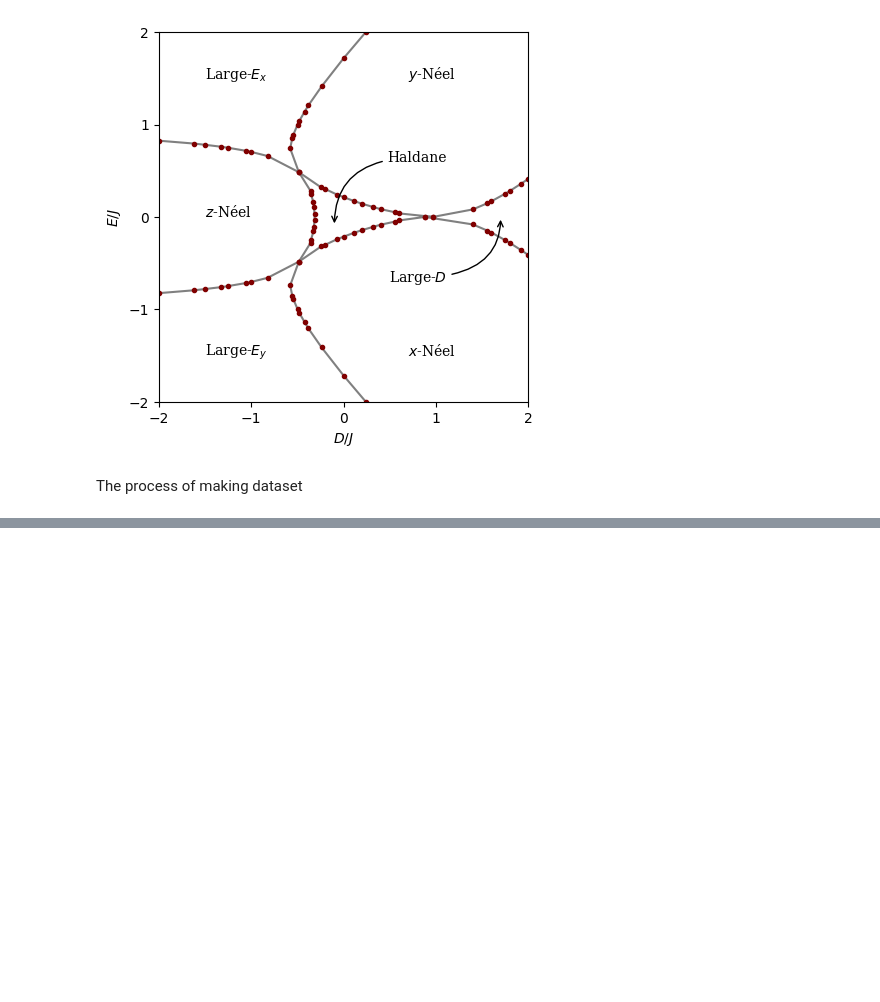
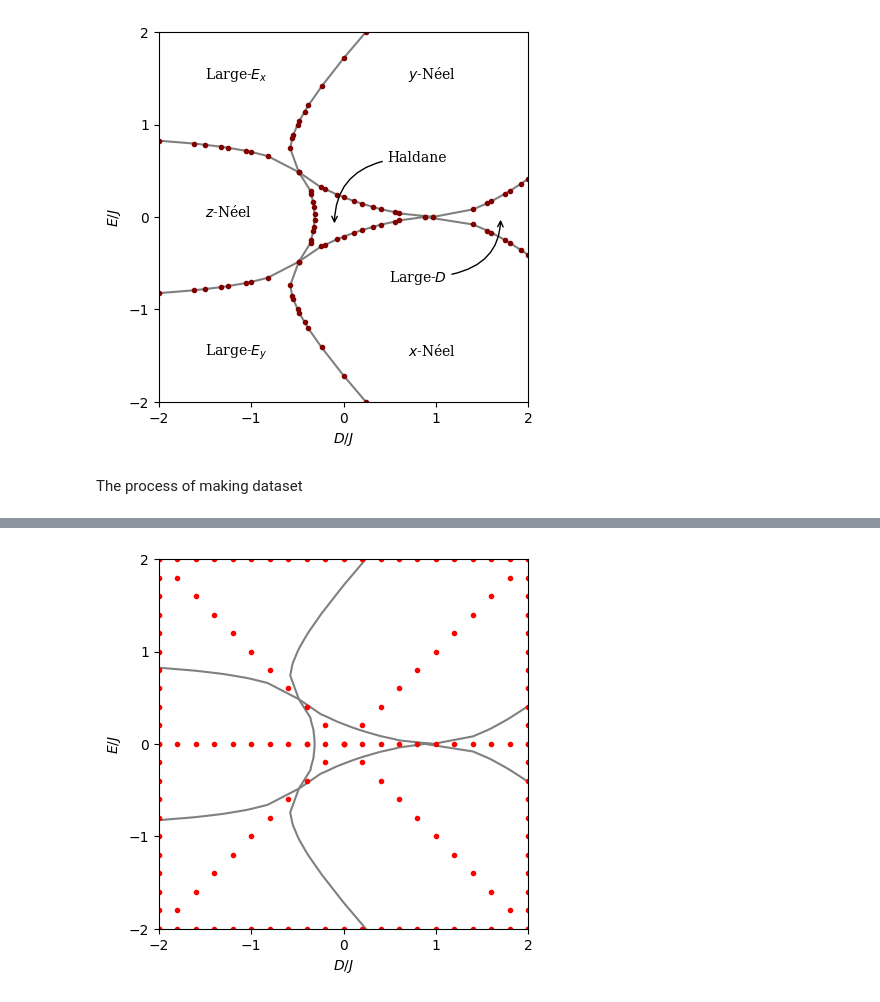
Before and after one commit to mehrankhosrojerdi/4th_project_with_UCL, a Jupyter notebook: recunstruct_phase_diagram.ipynb, the cells around one changed output, grey strips where cells are left out. Saved outputs shown, nothing was run; the diff lists cells and outputs as text; code cells hidden in the pictures; blank space fills up the shorter version.

```diff
--- a/recunstruct_phase_diagram.ipynb
+++ b/recunstruct_phase_diagram.ipynb
@@ -168,0 +252,3 @@ a  = pd.read_csv('random_train_dataset.csv')
+# %%
+points = points()[0]
+points.shape
@@ -168,0 +257,97 @@ a  = pd.read_csv('random_train_dataset.csv')
+# %%
+def points():
+        E = np.arange(-2, 2.1, 0.2)
+        D = np.arange(-2, 2.1, 0.2)
+        lst_points = []
+        lst_target = []
+
+        for e in E:
+            lst_points.append([e, -e])
+            if e > 0.5: lst_target.append(1)  # 'large_ex'
+            elif e < -0.1: lst_target.append(4)  # 'x_neel'
+            elif -0.1 <= e <= 0.5: lst_target.append(7)  # 'Haldane'
+
+        for e in E:
+            lst_points.append([e, e])
+            if e < -0.5: lst_target.append(2)  # 'large_ey'
+            elif e > 0.1: lst_target.append(6)  # 'y_neel'
+            elif -0.5 <= e <= 0.1: lst_target.append(7)  # 'Haldane'
+
+        for e in E:
+            if 0.8 < e <= 2.0:
+                lst_points.append([-2, e])
+                lst_target.append(1)  # 'large_ex'
+            elif -0.8 < e < 0.8:
+                lst_points.append([-2, e])
+                lst_target.append(3)  # 'z_neel'
+            elif -2 <= e < -0.8:
+                lst_points.append([-2, e])
+                lst_target.append(2)  # 'large_ey'
+
+        for e in E:
+            if -2 <= e < -0.4:
+                lst_points.append([2, e])
+                lst_target.append(4)  # 'x_neel'
+            elif -0.4 < e < 0.4:
+                lst_points.append([2, e])
+                lst_target.append(5)  # 'large_d'
+            elif 0.4 < e <= 2.0:
+                lst_points.append([2.0, e])
+                lst_target.append(6)  # 'y_neel'
+
+        for d in D:
+            if -2 <= d < 0.2:
+                lst_points.append([d, 2])
+                lst_target.append(1)  # 'large_ex'
+            elif 0.2 < d < 2.1:
+                lst_points.append([d, 2.0])
+                lst_target.append(6)  # 'y_neel'
+
+        for d in D:
+            if -2 <= d < 0.2:
+                lst_points.append([d, -2])
+                lst_target.append(2)  # 'large_ey'
+            elif 0.2 < d <= 2.0:
+                lst_points.append([d, -2])
+                lst_target.append(4)  # 'x_neel'
+
+        for d in np.arange(-2, -0.3, 0.2):
+            lst_points.append([d, 0.0]) # 'z_neel'
+            lst_target.append(3)
+
+        for d in np.arange(1.0, 2.1, 0.2):
+            lst_points.append([d, 0.0])
+            lst_target.append(5)  # 'large_d'
+
+        for d in np.arange(-0.4, 0.9, 0.2):
+            lst_points.append([d, 0.0])
+            lst_target.append(7) #'Haldane'
+
+
+        points = np.array(lst_points)
+        targets = np.array(lst_target)
+
+        return points, targets
+
+x1 = first_part['x']
+y1 = first_part['y']
+plt.plot(x1,y1,'-',color='gray')
+
+x2 = second_part['x']
+y2 = second_part['y']
+plt.plot(x2, y2, '-', color = 'gray')
+
+x3 = third_part['x']
+y3 = third_part['y']
+plt.plot(x3, y3, '-', color = 'gray')
+
+plt.plot(points()[0][:, 0], points()[0][:, 1], '.', color='red')
+
+plt.axis('square')
+plt.xlim(-2,2),plt.ylim(-2,2)
+plt.xticks([-2,-1,0,1,2]),plt.yticks([-2,-1,0,1,2])
+plt.xlabel('$D/J$'),plt.ylabel('$E/J$')
+plt.savefig('Original_phase_diagram_with_random_points.png')
+plt.show()
+# %% [output]
+[figure, added]
```
Also changed, not shown: parts of 9 cells of this notebook, 18 other files.
